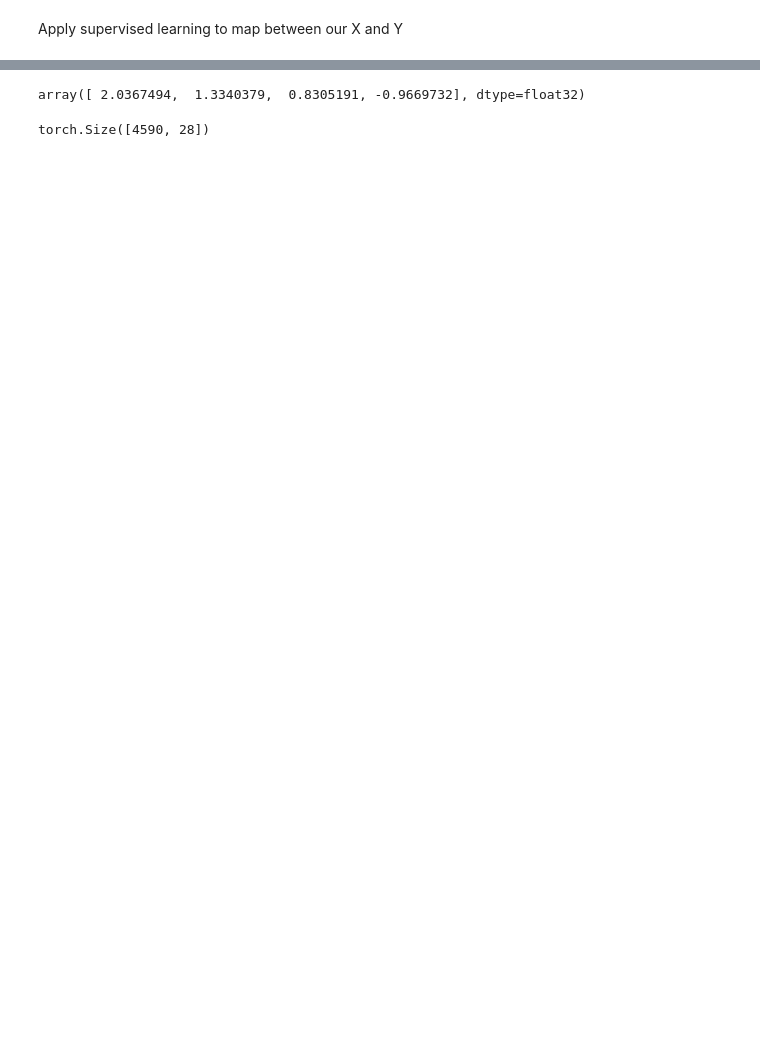
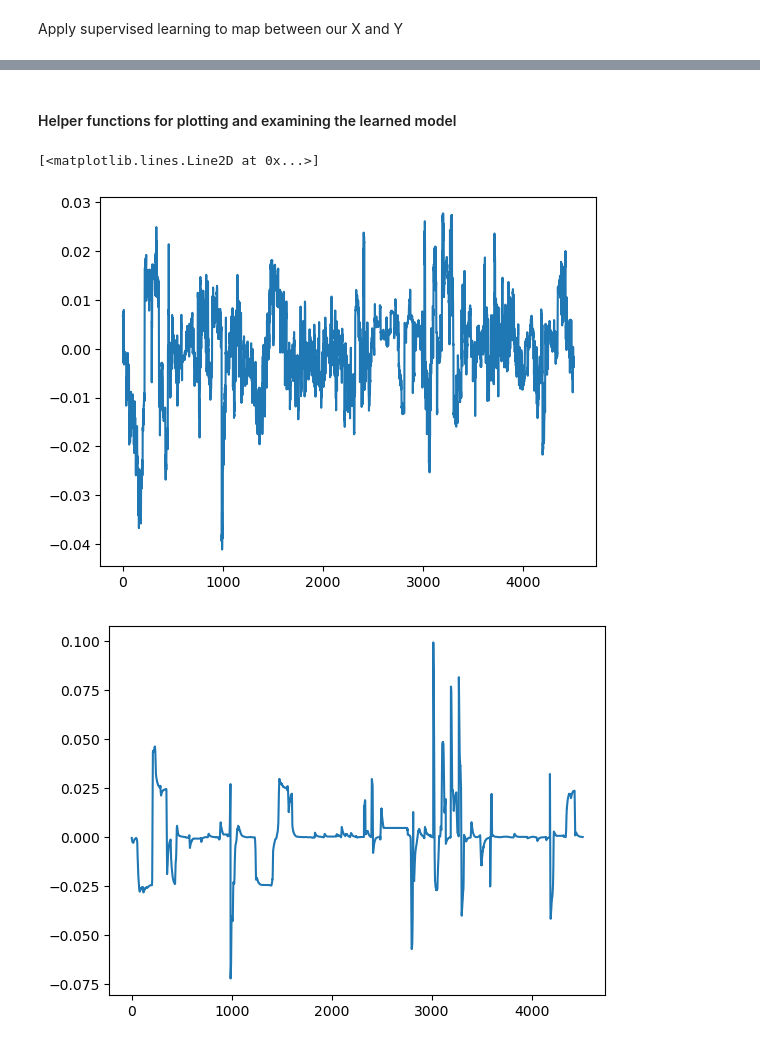
Before and after one commit to castrong/DeepBrainIRL, a Jupyter notebook: bc.ipynb, the cells around one changed output, grey strips where cells are left out. Drawn from its saved outputs; the diff is of its cells as text; code cells hidden in the pictures; blank space fills up the shorter version.

```diff
--- a/bc.ipynb
+++ b/bc.ipynb
@@ -331,9 +463,14 @@ plt.axis('equal')
-# %%
-Y_pred[0, :] # - Y_train[0, :].detach().numpy()
-# %% [output]
-array([ 2.0367494,  1.3340379,  0.8305191, -0.9669732], dtype=float32)
-# %%
-X_train.shape
-# %% [output]
-torch.Size([4590, 28])
+# %% [markdown]
+#### Helper functions for plotting and examining the learned model
+# %%
+Y_pred_train = model(X_train).detach().numpy()
+Y_pred_train = unnormalize_matrix(Y_pred_train, Y_train_mean, Y_train_std)
+plt.plot(Y_pred_train[0:, 2])
+plt.figure()
+Y_train_unnormalized = unnormalize_matrix(Y_train, Y_train_mean, Y_train_std)
+plt.plot(Y_train_unnormalized[0:, 2].detach().numpy())
+# %% [output]
+[<matplotlib.lines.Line2D at 0x...>]
+[figure, added]
+[figure, added]
 # %%
```
Also changed, not shown: parts of 25 cells of this notebook.
